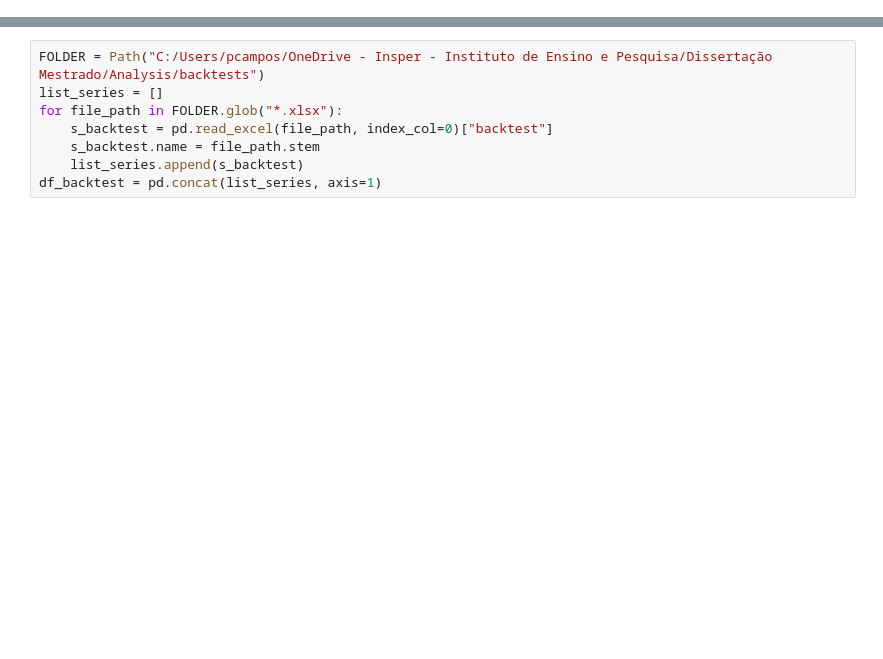
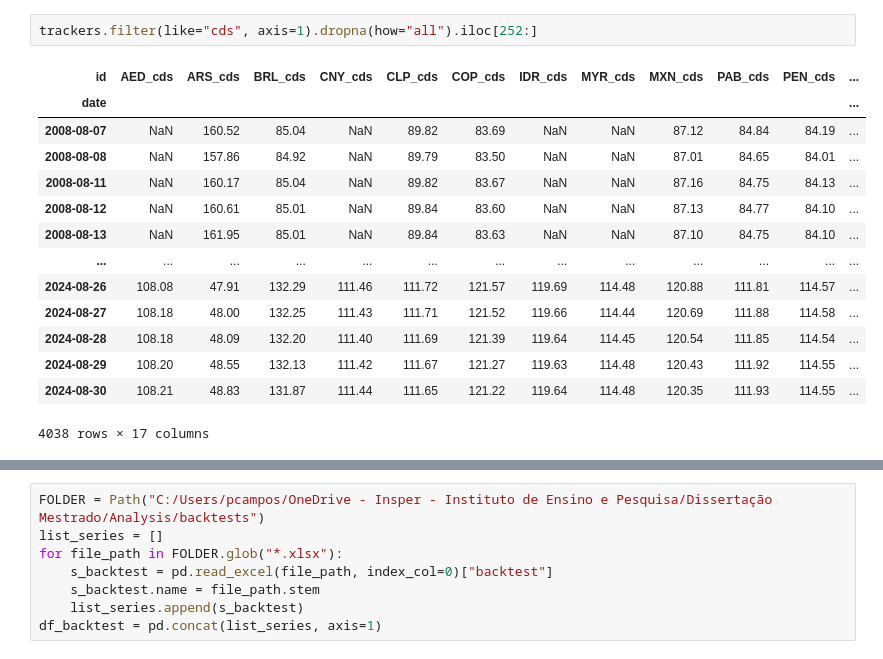
Before and after one commit to sambacode/asset_allocation, a Jupyter notebook: temp.ipynb, the cells around one changed output, grey strips where cells are left out. Drawn from its saved outputs; the diff is of its cells as text; blank space fills up the shorter version.

```diff
--- a/temp.ipynb
+++ b/temp.ipynb
@@ -22,0 +60,17 @@ from portfolio.construction import calculate_weights as calculate_weights_fh
+# %%
+trackers.filter(like="cds", axis=1).dropna(how="all").iloc[252:]
+# %% [output]
+| id | AED_cds | ARS_cds | BRL_cds | CNY_cds | CLP_cds | COP_cds | IDR_cds | MYR_cds | MXN_cds | PAB_cds | PEN_cds | ... |
+| date |  |  |  |  |  |  |  |  |  |  |  | ... |
+| 2008-08-07 | NaN | 160.52 | 85.04 | NaN | 89.82 | 83.69 | NaN | NaN | 87.12 | 84.84 | 84.19 | ... |
+| 2008-08-08 | NaN | 157.86 | 84.92 | NaN | 89.79 | 83.50 | NaN | NaN | 87.01 | 84.65 | 84.01 | ... |
+| 2008-08-11 | NaN | 160.17 | 85.04 | NaN | 89.82 | 83.67 | NaN | NaN | 87.16 | 84.75 | 84.13 | ... |
+| 2008-08-12 | NaN | 160.61 | 85.01 | NaN | 89.84 | 83.60 | NaN | NaN | 87.13 | 84.77 | 84.10 | ... |
+| 2008-08-13 | NaN | 161.95 | 85.01 | NaN | 89.84 | 83.63 | NaN | NaN | 87.10 | 84.75 | 84.10 | ... |
+| ... | ... | ... | ... | ... | ... | ... | ... | ... | ... | ... | ... | ... |
+| 2024-08-26 | 108.08 | 47.91 | 132.29 | 111.46 | 111.72 | 121.57 | 119.69 | 114.48 | 120.88 | 111.81 | 114.57 | ... |
+| 2024-08-27 | 108.18 | 48.00 | 132.25 | 111.43 | 111.71 | 121.52 | 119.66 | 114.44 | 120.69 | 111.88 | 114.58 | ... |
+| 2024-08-28 | 108.18 | 48.09 | 132.20 | 111.40 | 111.69 | 121.39 | 119.64 | 114.45 | 120.54 | 111.85 | 114.54 | ... |
+| 2024-08-29 | 108.20 | 48.55 | 132.13 | 111.42 | 111.67 | 121.27 | 119.63 | 114.48 | 120.43 | 111.92 | 114.55 | ... |
+| 2024-08-30 | 108.21 | 48.83 | 131.87 | 111.44 | 111.65 | 121.22 | 119.64 | 114.48 | 120.35 | 111.93 | 114.55 | ... |
+4038 rows × 17 columns
```
Also changed, not shown: parts of 5 cells of this notebook, 2 other files.
